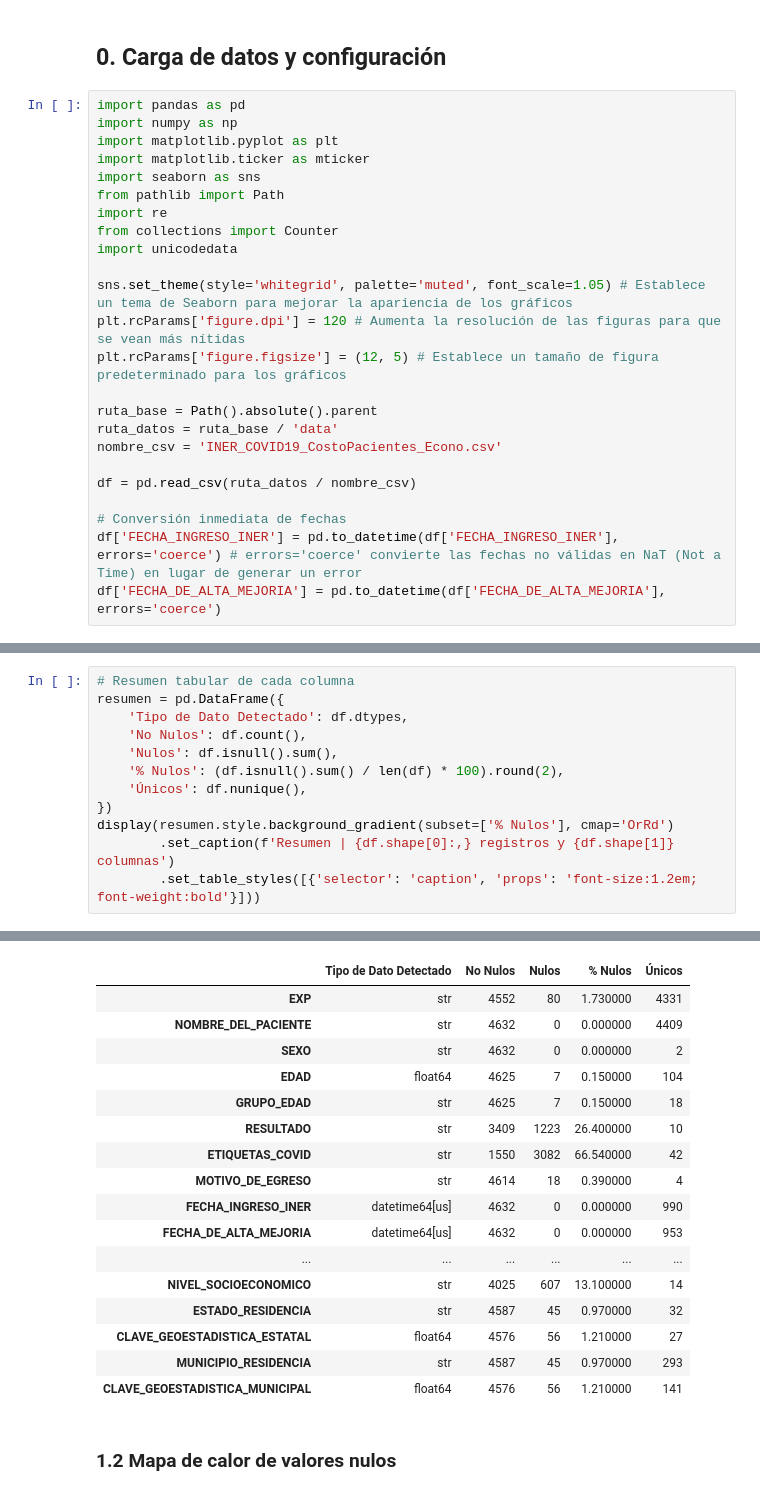
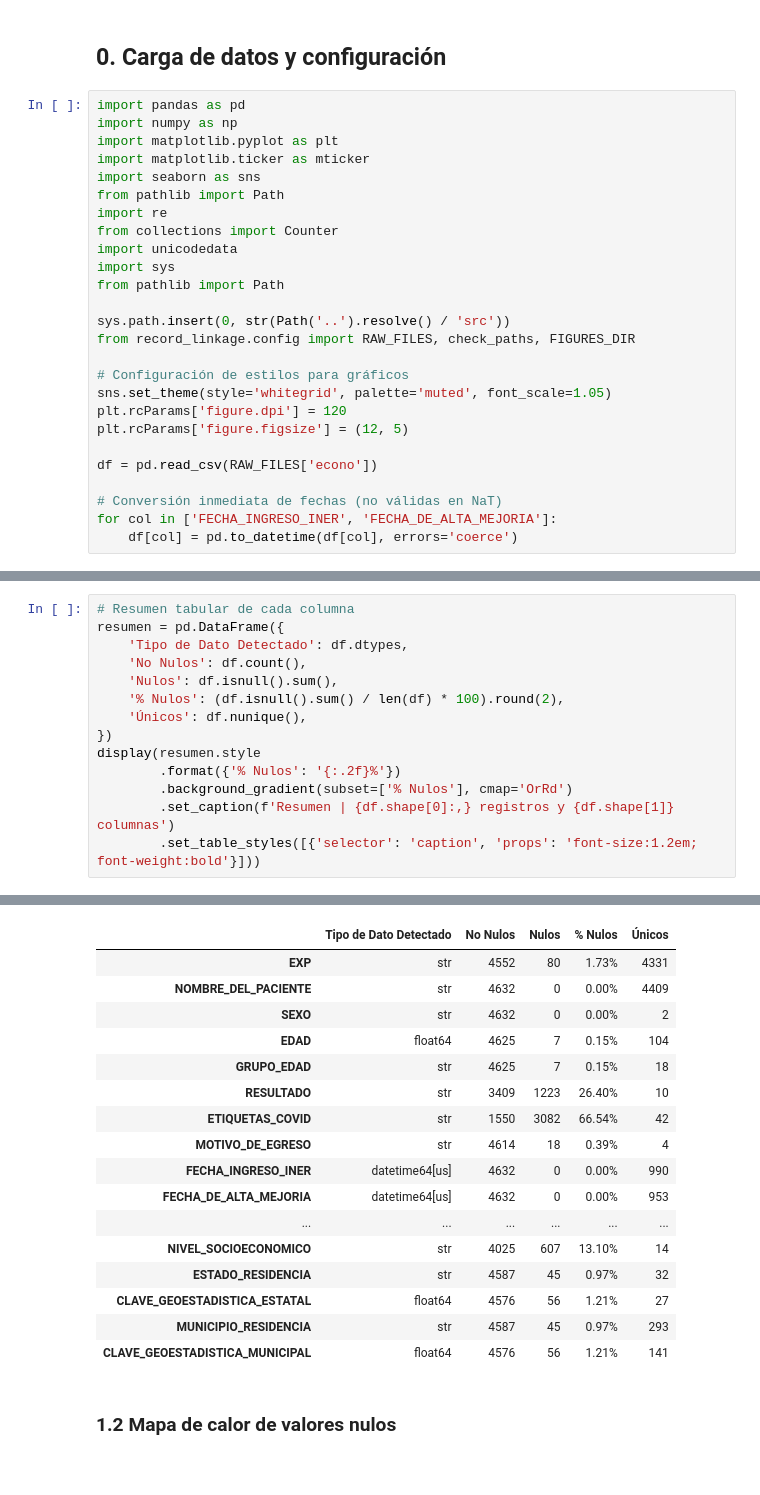
Before and after one commit to UzielLujan/entity-resolution-nlp, a Jupyter notebook: notebooks/EDA_Econo.ipynb, the cells around one changed output, grey strips where cells are left out. Cells and saved outputs as stored; diff of their text form.

```diff
--- a/notebooks/EDA_Econo.ipynb
+++ b/notebooks/EDA_Econo.ipynb
@@ -19,20 +19,22 @@ from pathlib import Path
 import re
 from collections import Counter
 import unicodedata
+import sys
+from pathlib import Path
 
-sns.set_theme(style='whitegrid', palette='muted', font_scale=1.05) # Establece un tema de Seaborn para mejorar la apariencia de los gráficos
-plt.rcParams['figure.dpi'] = 120 # Aumenta la resolución de las figuras para que se vean más nítidas
-plt.rcParams['figure.figsize'] = (12, 5) # Establece un tamaño de figura predeterminado para los gráficos
+sys.path.insert(0, str(Path('..').resolve() / 'src'))
+from record_linkage.config import RAW_FILES, check_paths, FIGURES_DIR
 
-ruta_base = Path().absolute().parent
-ruta_datos = ruta_base / 'data'
-nombre_csv = 'INER_COVID19_CostoPacientes_Econo.csv'
+# Configuración de estilos para gráficos
+sns.set_theme(style='whitegrid', palette='muted', font_scale=1.05)
+plt.rcParams['figure.dpi'] = 120
+plt.rcParams['figure.figsize'] = (12, 5)
 
-df = pd.read_csv(ruta_datos / nombre_csv)
+df = pd.read_csv(RAW_FILES['econo'])
 
-# Conversión inmediata de fechas
-df['FECHA_INGRESO_INER'] = pd.to_datetime(df['FECHA_INGRESO_INER'], errors='coerce') # errors='coerce' convierte las fechas no válidas en NaT (Not a Time) en lugar de generar un error
-df['FECHA_DE_ALTA_MEJORIA'] = pd.to_datetime(df['FECHA_DE_ALTA_MEJORIA'], errors='coerce')
+# Conversión inmediata de fechas (no válidas en NaT)
+for col in ['FECHA_INGRESO_INER', 'FECHA_DE_ALTA_MEJORIA']:
+    df[col] = pd.to_datetime(df[col], errors='coerce')
 # %% [markdown]
 ## 1. Caracterización de Columnas
 
@@ -40,34 +42,36 @@ df['FECHA_DE_ALTA_MEJORIA'] = pd.to_datetime(df['FECHA_DE_ALTA_MEJORIA'], errors
 # %%
 # Resumen tabular de cada columna
 resumen = pd.DataFrame({
     'Tipo de Dato Detectado': df.dtypes,
     'No Nulos': df.count(),
     'Nulos': df.isnull().sum(),
     '% Nulos': (df.isnull().sum() / len(df) * 100).round(2),
     'Únicos': df.nunique(),
 })
-display(resumen.style.background_gradient(subset=['% Nulos'], cmap='OrRd')
+display(resumen.style
+        .format({'% Nulos': '{:.2f}%'})
+        .background_gradient(subset=['% Nulos'], cmap='OrRd')
         .set_caption(f'Resumen | {df.shape[0]:,} registros y {df.shape[1]} columnas')
         .set_table_styles([{'selector': 'caption', 'props': 'font-size:1.2em; font-weight:bold'}]))
 # %% [output]
 Resumen | 4,632 registros y 24 columnas
 |  | Tipo de Dato Detectado | No Nulos | Nulos | % Nulos | Únicos |
-| EXP | str | 4552 | 80 | 1.730000 | 4331 |
-| NOMBRE_DEL_PACIENTE | str | 4632 | 0 | 0.000000 | 4409 |
-| SEXO | str | 4632 | 0 | 0.000000 | 2 |
-| EDAD | float64 | 4625 | 7 | 0.150000 | 104 |
-| GRUPO_EDAD | str | 4625 | 7 | 0.150000 | 18 |
-| RESULTADO | str | 3409 | 1223 | 26.400000 | 10 |
-| ETIQUETAS_COVID | str | 1550 | 3082 | 66.540000 | 42 |
-| MOTIVO_DE_EGRESO | str | 4614 | 18 | 0.390000 | 4 |
-| FECHA_INGRESO_INER | datetime64[us] | 4632 | 0 | 0.000000 | 990 |
-| FECHA_DE_ALTA_MEJORIA | datetime64[us] | 4632 | 0 | 0.000000 | 953 |
+| EXP | str | 4552 | 80 | 1.73% | 4331 |
+| NOMBRE_DEL_PACIENTE | str | 4632 | 0 | 0.00% | 4409 |
+| SEXO | str | 4632 | 0 | 0.00% | 2 |
+| EDAD | float64 | 4625 | 7 | 0.15% | 104 |
+| GRUPO_EDAD | str | 4625 | 7 | 0.15% | 18 |
+| RESULTADO | str | 3409 | 1223 | 26.40% | 10 |
+| ETIQUETAS_COVID | str | 1550 | 3082 | 66.54% | 42 |
+| MOTIVO_DE_EGRESO | str | 4614 | 18 | 0.39% | 4 |
+| FECHA_INGRESO_INER | datetime64[us] | 4632 | 0 | 0.00% | 990 |
+| FECHA_DE_ALTA_MEJORIA | datetime64[us] | 4632 | 0 | 0.00% | 953 |
 | ... | ... | ... | ... | ... | ... |
-| NIVEL_SOCIOECONOMICO | str | 4025 | 607 | 13.100000 | 14 |
-| ESTADO_RESIDENCIA | str | 4587 | 45 | 0.970000 | 32 |
-| CLAVE_GEOESTADISTICA_ESTATAL | float64 | 4576 | 56 | 1.210000 | 27 |
-| MUNICIPIO_RESIDENCIA | str | 4587 | 45 | 0.970000 | 293 |
-| CLAVE_GEOESTADISTICA_MUNICIPAL | float64 | 4576 | 56 | 1.210000 | 141 |
+| NIVEL_SOCIOECONOMICO | str | 4025 | 607 | 13.10% | 14 |
+| ESTADO_RESIDENCIA | str | 4587 | 45 | 0.97% | 32 |
+| CLAVE_GEOESTADISTICA_ESTATAL | float64 | 4576 | 56 | 1.21% | 27 |
+| MUNICIPIO_RESIDENCIA | str | 4587 | 45 | 0.97% | 293 |
+| CLAVE_GEOESTADISTICA_MUNICIPAL | float64 | 4576 | 56 | 1.21% | 141 |
 # %% [markdown]
 ### 1.2 Mapa de calor de valores nulos
 # %%
```
Also changed, not shown: parts of 10 cells of this notebook, 2 other files.
